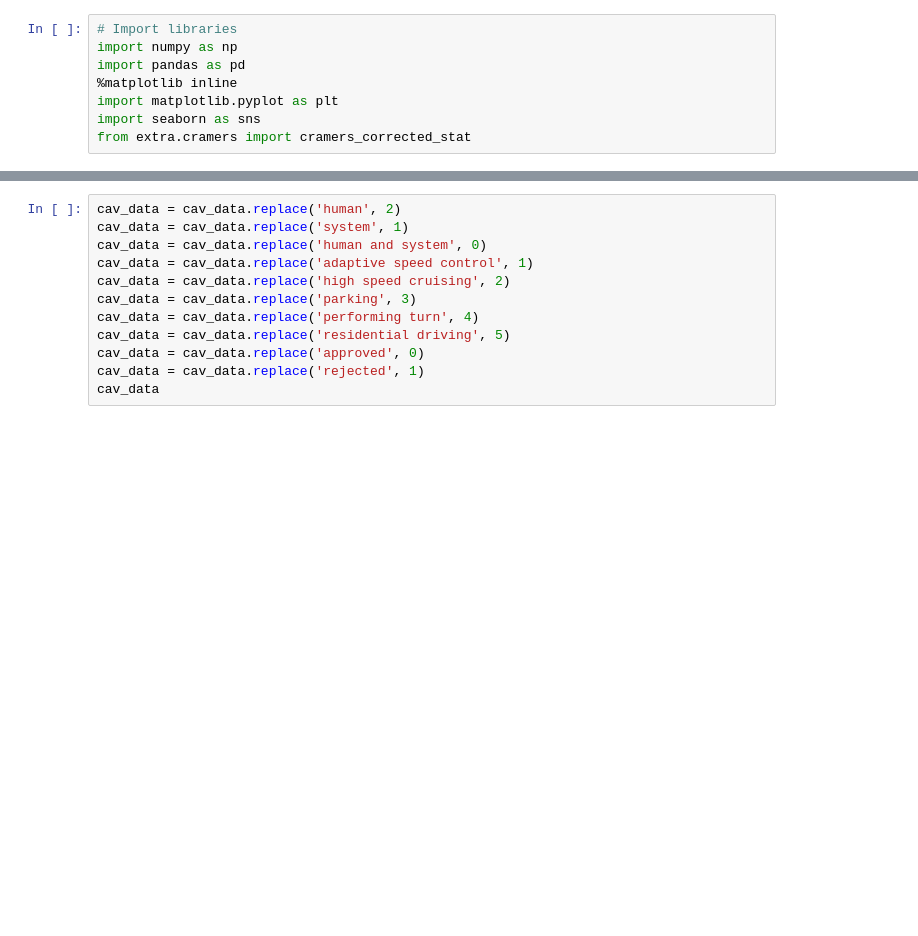
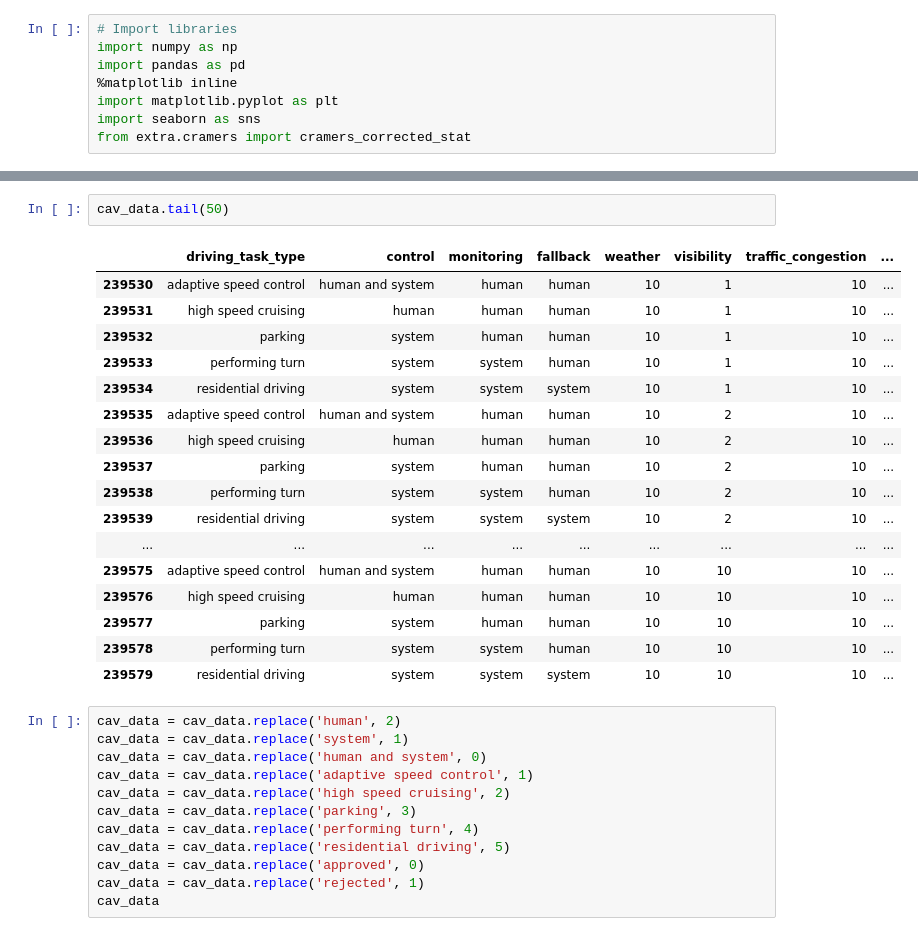
Before and after one commit to diazmx/phd-thesis-lab, a Jupyter notebook: 01-DataAnalysis/01-CAV_dataset_analysis.ipynb, the cells around one changed output, grey strips where cells are left out. Cells and saved outputs as stored; diff of their text form; blank space fills up the shorter version.

```diff
--- a/01-DataAnalysis/01-CAV_dataset_analysis.ipynb
+++ b/01-DataAnalysis/01-CAV_dataset_analysis.ipynb
@@ -54,3 +58,23 @@ None
+# %%
+cav_data.tail(50)
+# %% [output]
+|  | driving_task_type | control | monitoring | fallback | weather | visibility | traffic_congestion | ... |
+| 239530 | adaptive speed control | human and system | human | human | 10 | 1 | 10 | ... |
+| 239531 | high speed cruising | human | human | human | 10 | 1 | 10 | ... |
+| 239532 | parking | system | human | human | 10 | 1 | 10 | ... |
+| 239533 | performing turn | system | system | human | 10 | 1 | 10 | ... |
+| 239534 | residential driving | system | system | system | 10 | 1 | 10 | ... |
+| 239535 | adaptive speed control | human and system | human | human | 10 | 2 | 10 | ... |
+| 239536 | high speed cruising | human | human | human | 10 | 2 | 10 | ... |
+| 239537 | parking | system | human | human | 10 | 2 | 10 | ... |
+| 239538 | performing turn | system | system | human | 10 | 2 | 10 | ... |
+| 239539 | residential driving | system | system | system | 10 | 2 | 10 | ... |
+| ... | ... | ... | ... | ... | ... | ... | ... | ... |
+| 239575 | adaptive speed control | human and system | human | human | 10 | 10 | 10 | ... |
+| 239576 | high speed cruising | human | human | human | 10 | 10 | 10 | ... |
+| 239577 | parking | system | human | human | 10 | 10 | 10 | ... |
+| 239578 | performing turn | system | system | human | 10 | 10 | 10 | ... |
+| 239579 | residential driving | system | system | system | 10 | 10 | 10 | ... |
 # %%
 cav_data = cav_data.replace('human', 2)
 cav_data = cav_data.replace('system', 1)
```
Also changed, not shown: parts of 3 cells of this notebook, 5 other files.
